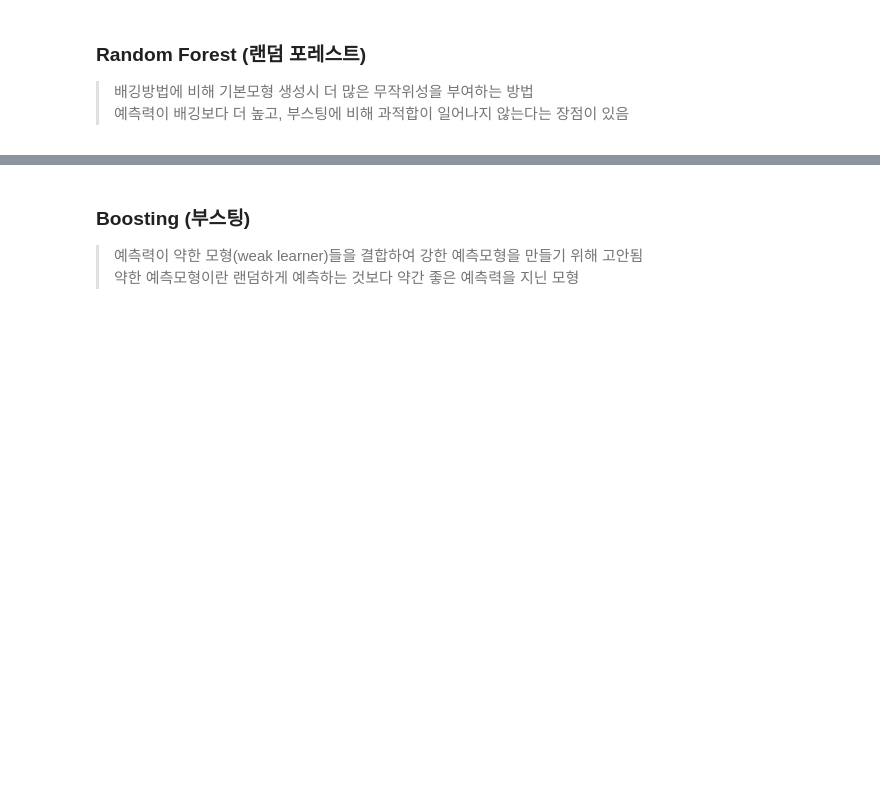
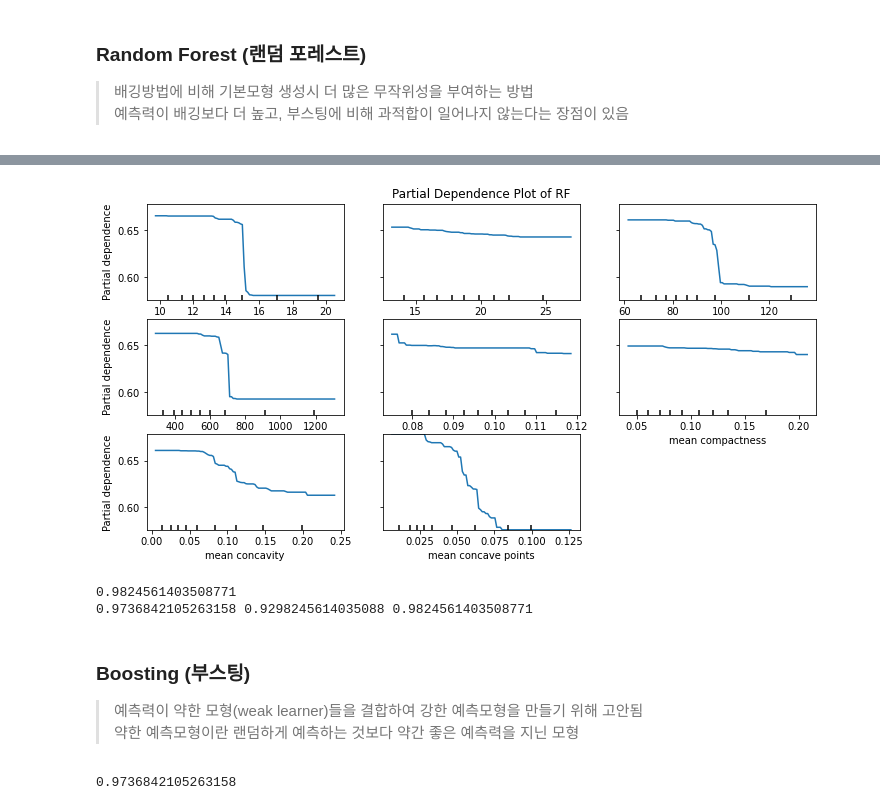
Before and after one commit to atw617/ML, a Jupyter notebook: with scikit-learn/08. Ensemble.ipynb, the cells around one changed output, grey strips where cells are left out. Saved outputs shown, nothing was run; the diff lists cells and outputs as text; code cells hidden in the pictures; blank space fills up the shorter version.

```diff
--- a/with scikit-learn/08. Ensemble.ipynb
+++ b/with scikit-learn/08. Ensemble.ipynb
@@ -129,3 +151,22 @@ tree.predict_proba(X_test), bag_trees.predict_proba(X_test)
+# %%
+# Partila Dependence Plot (PDP)란? : 하나 혹은 두 개의 변수가 예측 결과에 미치는 주변 효과(marginal effect)를 알아봄
+from sklearn.inspection import partial_dependence, PartialDependenceDisplay
+features = [0,1,2,3,4,5,6,7]
+fig, ax = plt.subplots(figsize=(12, 6))
+ax.set_title("Partial Dependence Plot of RF")
+rf_disp = PartialDependenceDisplay.from_estimator(rf, X_train, features, feature_names=cancer.feature_names[features], n_jobs=6, ax=ax)
+# %% [output]
+[figure, added]
+# %%
+# Random Foest 모형 평가
+from sklearn.metrics import accuracy_score
+y_pred_rf = rf.predict(X_test) # 예측값
+print (rf.score(X_test, y_test))
+pred_prob_rf = rf.predict_proba(X_test)
+print(accuracy_score(y_test, y_pred_bag), accuracy_score(y_test, y_pred_tree), accuracy_score(y_test, y_pred_rf))
+# %% [output]
+0.9824561403508771
+0.9736842105263158 0.9298245614035088 0.9824561403508771
 # %% [markdown]
 ### Boosting (부스팅)
 > 예측력이 약한 모형(weak learner)들을 결합하여 강한 예측모형을 만들기 위해 고안됨<br>약한 예측모형이란 랜덤하게 예측하는 것보다 약간 좋은 예측력을 지닌 모형
@@ -131,0 +175,5 @@ tree.predict_proba(X_test), bag_trees.predict_proba(X_test)
+# %%
+gbm = GradientBoostingClassifier(n_estimators=100, learning_rate=1.0, max_depth=1, random_state=0).fit(X_train, y_train)
+gbm.score(X_test, y_test)
+# %% [output]
+0.9736842105263158
```
Also changed, not shown: parts of 12 cells of this notebook.
